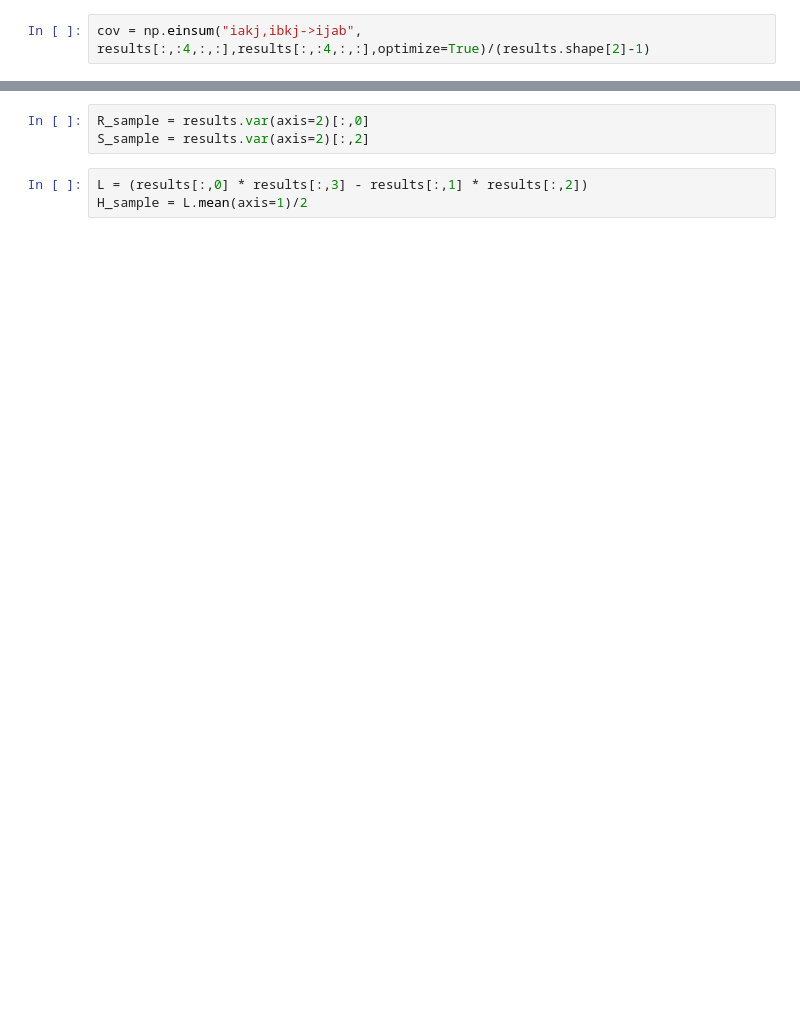
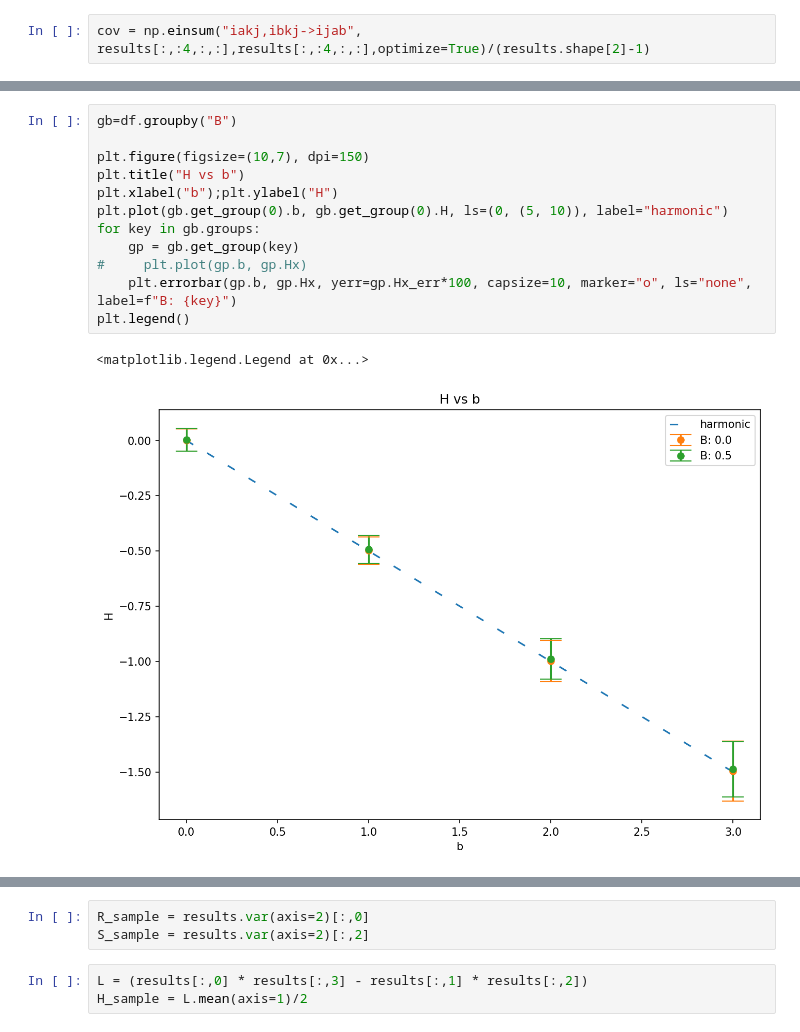
Before and after one commit to ashmat98/nsolve-sde, a Jupyter notebook: 2d check theory only memory.ipynb, the cells around one changed output, grey strips where cells are left out. Drawn from its saved outputs; the diff is of its cells as text; blank space fills up the shorter version.

```diff
--- a/2d check theory only memory.ipynb
+++ b/2d check theory only memory.ipynb
@@ -77,0 +138,15 @@ plt.plot(cov[1,:,1,2]);
+# %%
+gb=df.groupby("B")
+
+plt.figure(figsize=(10,7), dpi=150)
+plt.title("H vs b")
+plt.xlabel("b");plt.ylabel("H")
+plt.plot(gb.get_group(0).b, gb.get_group(0).H, ls=(0, (5, 10)), label="harmonic")
+for key in gb.groups:
+    gp = gb.get_group(key)
+#     plt.plot(gp.b, gp.Hx)
+    plt.errorbar(gp.b, gp.Hx, yerr=gp.Hx_err*100, capsize=10, marker="o", ls="none", label=f"B: {key}")
+plt.legend()
+# %% [output]
+<matplotlib.legend.Legend at 0x...>
+[figure, added]
```
Also changed, not shown: parts of 37 cells of this notebook, 3 other files.
